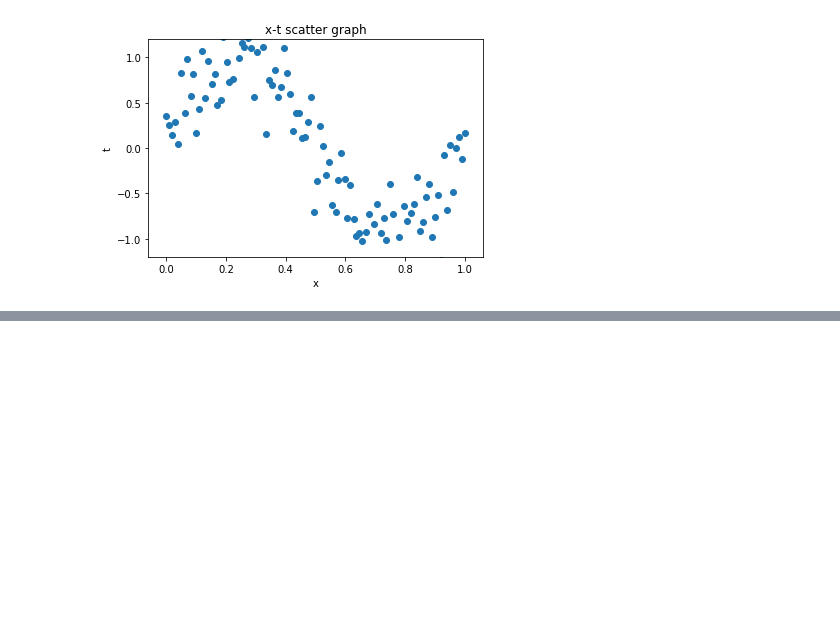
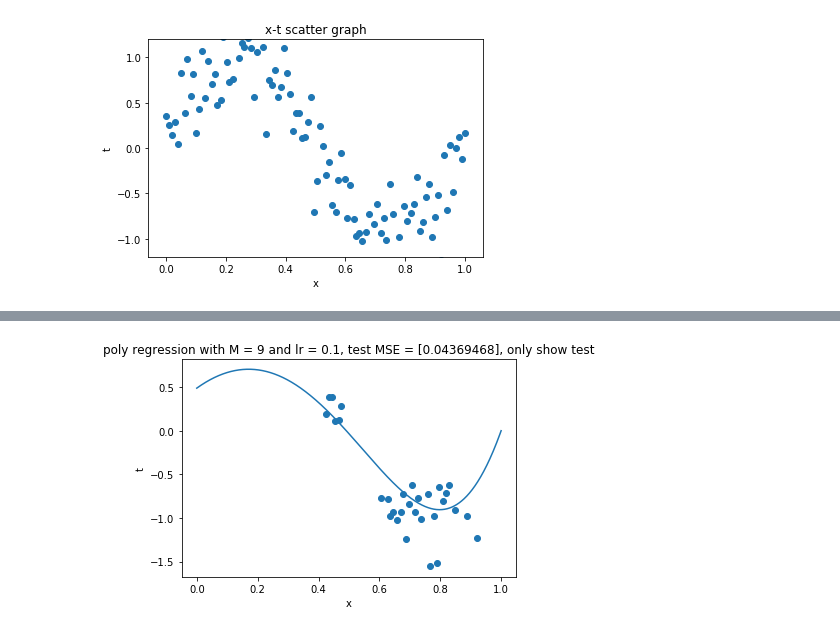
Before and after one commit to EazyReal/NCTU2019fall_DeepLearning, a Jupyter notebook: HW0/HW0.ipynb, the cells around one changed output, grey strips where cells are left out. Cells and saved outputs as stored; diff of their text form; code cells hidden in the pictures; blank space fills up the shorter version.

```diff
--- a/HW0/HW0.ipynb
+++ b/HW0/HW0.ipynb
@@ -109,0 +104,15 @@ plt.show()
+# %%
+plt.figure()
+xs = np.linspace(0, 1, 1000)
+ys = np.asarray([ np.matmul(np.asarray([[pow(x, i) for i in range(len(W))]]), W)[0][0] for x in xs])
+plt.scatter([x[1] for x in test_X],test_y)
+plt.plot(xs,ys)
+plt.xlabel("x")
+plt.ylabel("t")
+plt.title("poly regression with M = {} and lr = {}, test MSE = {}, only show test".format(9, learning_rate, test_error))
+#plt.legend()
+plt.show()
+
+#print(W)
+# %% [output]
+[figure, added]
```
Also changed, not shown: parts of 4 cells of this notebook, 1 other file.
